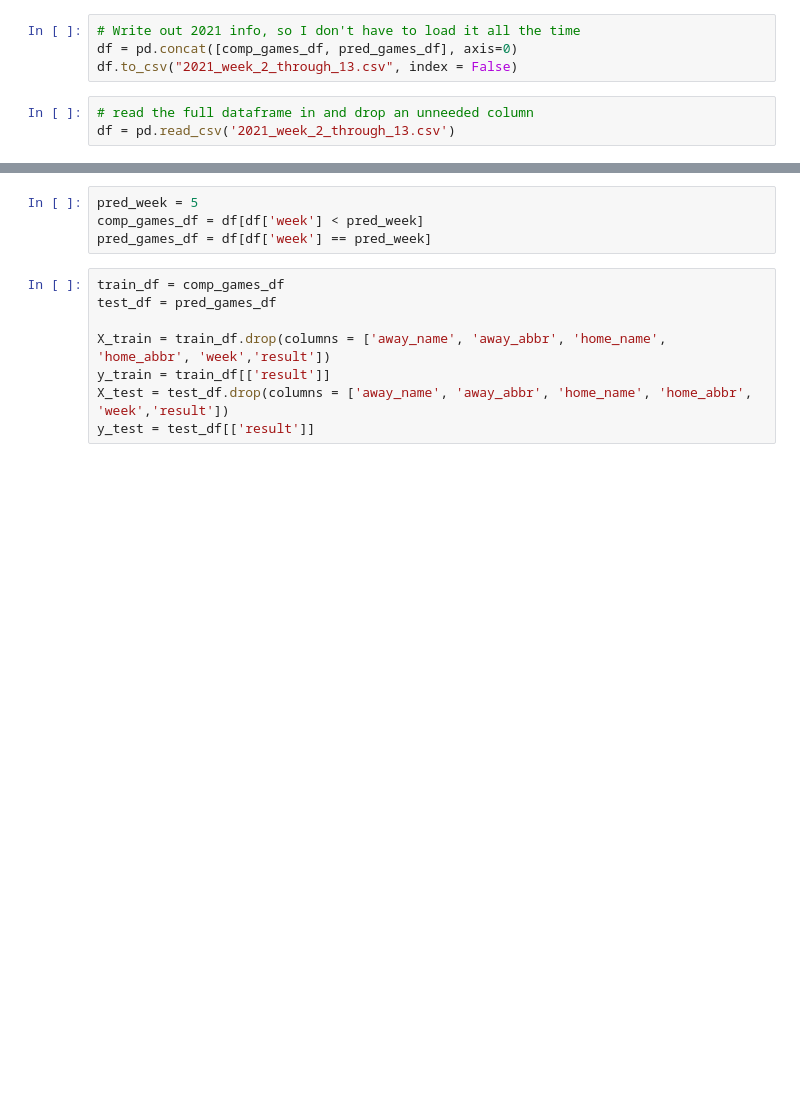
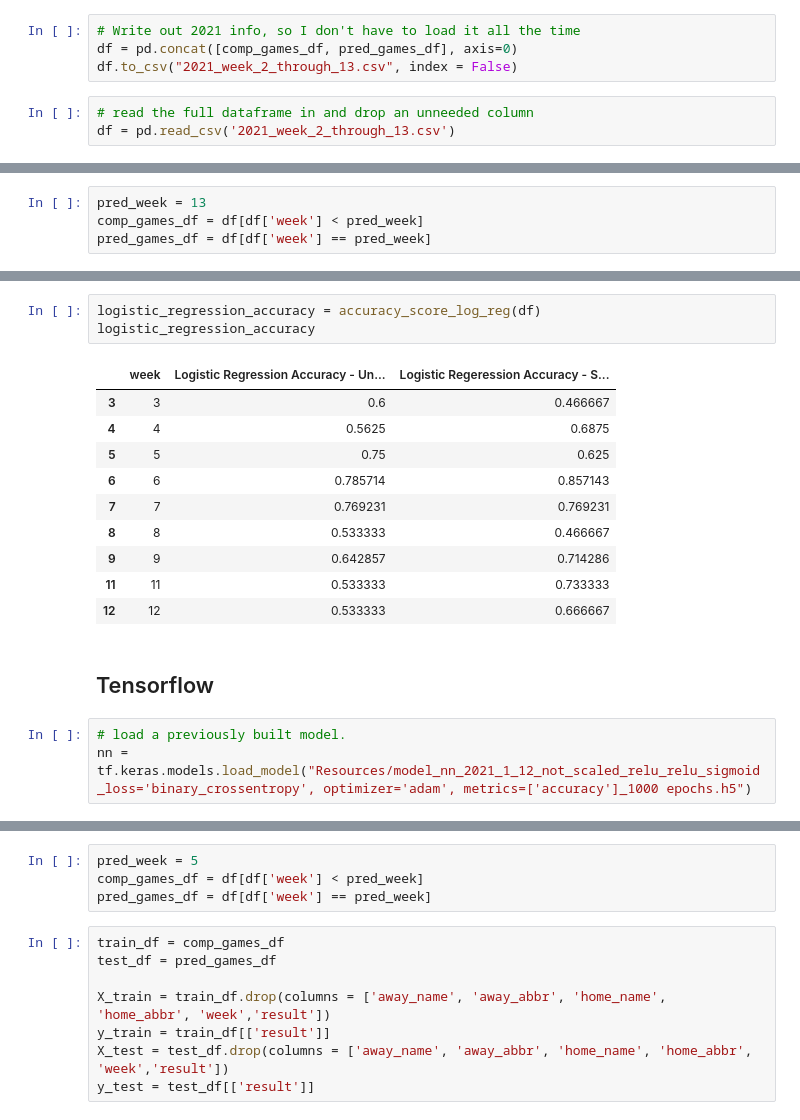
Before and after one commit to jake-viss/NFL_Prediction_Model_Project, a Jupyter notebook: NFL_get_accuracy.ipynb, the cells around one changed output, grey strips where cells are left out. Saved outputs shown, nothing was run; the diff lists cells and outputs as text; blank space fills up the shorter version.

```diff
--- a/NFL_get_accuracy.ipynb
+++ b/NFL_get_accuracy.ipynb
@@ -296,0 +305,4 @@ Might remove this as this is just to play
+# %%
+pred_week = 13
+comp_games_df = df[df['week'] < pred_week]
+pred_games_df = df[df['week'] == pred_week]
@@ -296,0 +417,19 @@ Might remove this as this is just to play
+# %%
+logistic_regression_accuracy = accuracy_score_log_reg(df)
+logistic_regression_accuracy
+# %% [output]
+|  | week | Logistic Regression Accuracy - Un... | Logistic Regeression Accuracy - S... |
+| 3 | 3 | 0.6 | 0.466667 |
+| 4 | 4 | 0.5625 | 0.6875 |
+| 5 | 5 | 0.75 | 0.625 |
+| 6 | 6 | 0.785714 | 0.857143 |
+| 7 | 7 | 0.769231 | 0.769231 |
+| 8 | 8 | 0.533333 | 0.466667 |
+| 9 | 9 | 0.642857 | 0.714286 |
+| 11 | 11 | 0.533333 | 0.733333 |
+| 12 | 12 | 0.533333 | 0.666667 |
+# %% [markdown]
+## Tensorflow
+# %%
+# load a previously built model.
+nn = tf.keras.models.load_model("Resources/model_nn_2021_1_12_not_scaled_relu_relu_sigmoid_loss='binary_crossentropy', optimizer='adam', metrics=['accuracy']_1000 epochs.h5")
```
Also changed, not shown: parts of 32 cells of this notebook.
